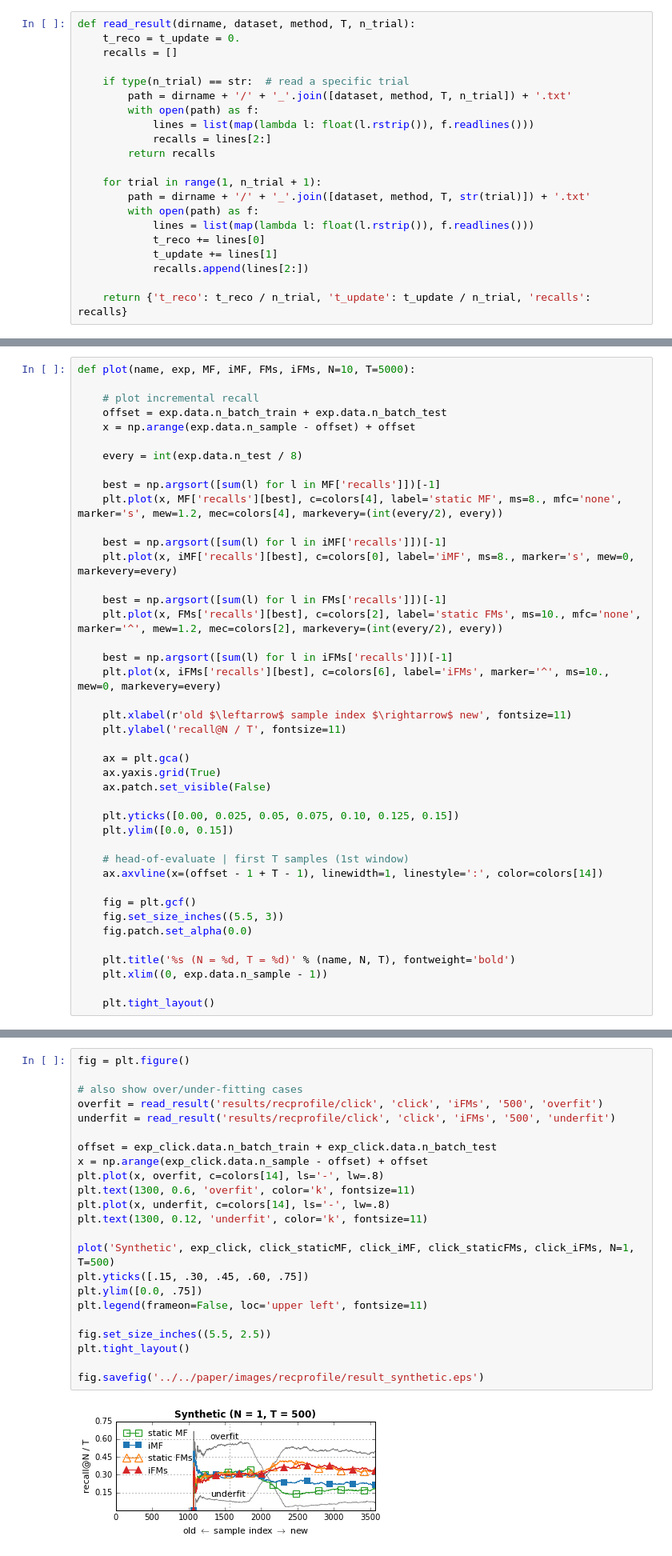
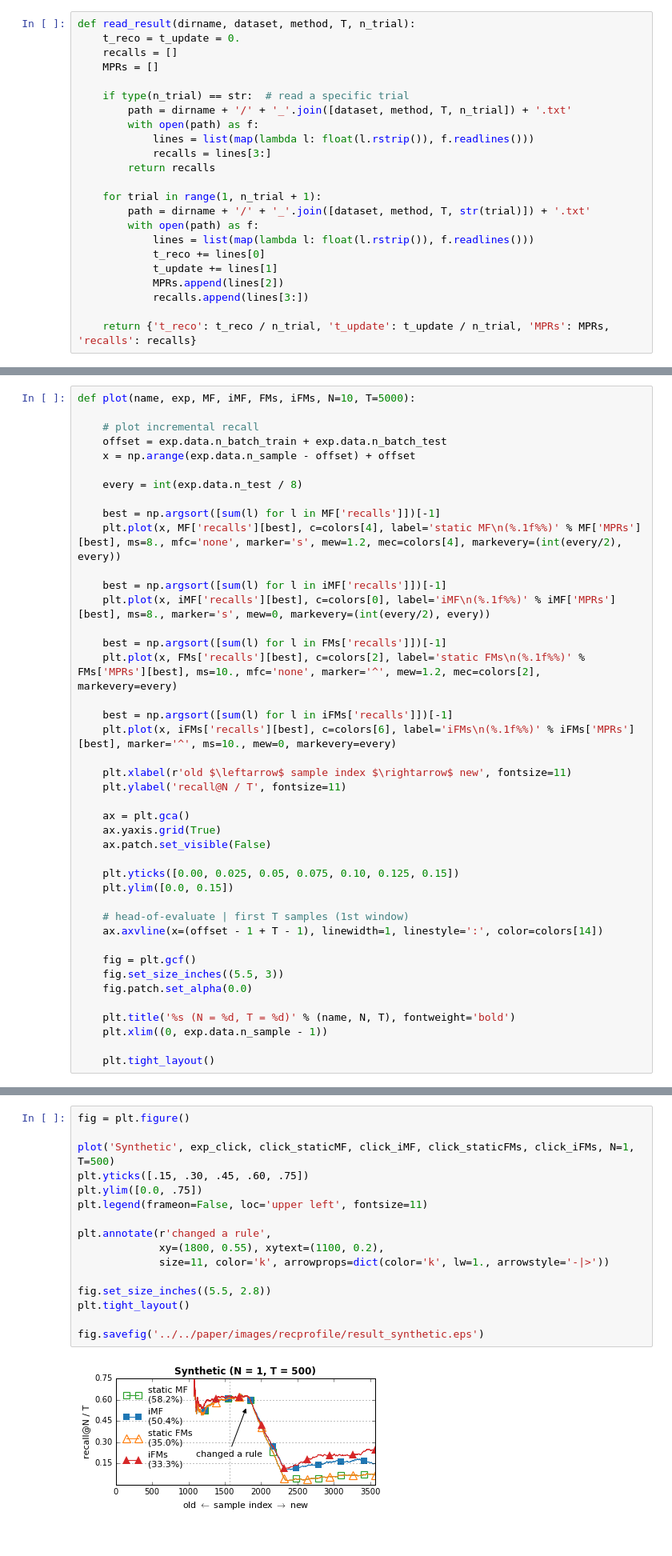
Before and after one commit to takuti/stream-recommender, a Jupyter notebook: paper-iFMs.ipynb, the cells around one changed output, grey strips where cells are left out. Shown at 80% size. Saved outputs shown, nothing was run; the diff lists cells and outputs as text.

```diff
--- a/paper-iFMs.ipynb
+++ b/paper-iFMs.ipynb
@@ -66,12 +66,13 @@ for i in range(len(colors)):
 def read_result(dirname, dataset, method, T, n_trial):
     t_reco = t_update = 0.
     recalls = []
+    MPRs = []
 
     if type(n_trial) == str:  # read a specific trial
         path = dirname + '/' + '_'.join([dataset, method, T, n_trial]) + '.txt'
         with open(path) as f:
             lines = list(map(lambda l: float(l.rstrip()), f.readlines()))
-            recalls = lines[2:]
+            recalls = lines[3:]
         return recalls
 
     for trial in range(1, n_trial + 1):
@@ -80,9 +81,10 @@ def read_result(dirname, dataset, method, T, n_trial):
             lines = list(map(lambda l: float(l.rstrip()), f.readlines()))
             t_reco += lines[0]
             t_update += lines[1]
-            recalls.append(lines[2:])
+            MPRs.append(lines[2])
+            recalls.append(lines[3:])
 
-    return {'t_reco': t_reco / n_trial, 't_update': t_update / n_trial, 'recalls': recalls}
+    return {'t_reco': t_reco / n_trial, 't_update': t_update / n_trial, 'MPRs': MPRs, 'recalls': recalls}
 # %%
 def show_results(MF, iMF, FMs, iFMs):
     print('static MF')
@@ -122,16 +128,16 @@ def plot(name, exp, MF, iMF, FMs, iFMs, N=10, T=5000):
     every = int(exp.data.n_test / 8)
 
     best = np.argsort([sum(l) for l in MF['recalls']])[-1]
-    plt.plot(x, MF['recalls'][best], c=colors[4], label='static MF', ms=8., mfc='none', marker='s', mew=1.2, mec=colors[4], markevery=(int(every/2), every))
+    plt.plot(x, MF['recalls'][best], c=colors[4], label='static MF\n(%.1f%%)' % MF['MPRs'][best], ms=8., mfc='none', marker='s', mew=1.2, mec=colors[4], markevery=(int(every/2), every))
 
     best = np.argsort([sum(l) for l in iMF['recalls']])[-1]
-    plt.plot(x, iMF['recalls'][best], c=colors[0], label='iMF', ms=8., marker='s', mew=0, markevery=every)
+    plt.plot(x, iMF['recalls'][best], c=colors[0], label='iMF\n(%.1f%%)' % iMF['MPRs'][best], ms=8., marker='s', mew=0, markevery=(int(every/2), every))
 
     best = np.argsort([sum(l) for l in FMs['recalls']])[-1]
-    plt.plot(x, FMs['recalls'][best], c=colors[2], label='static FMs', ms=10., mfc='none', marker='^', mew=1.2, mec=colors[2], markevery=(int(every/2), every))
+    plt.plot(x, FMs['recalls'][best], c=colors[2], label='static FMs\n(%.1f%%)' % FMs['MPRs'][best], ms=10., mfc='none', marker='^', mew=1.2, mec=colors[2], markevery=every)
 
     best = np.argsort([sum(l) for l in iFMs['recalls']])[-1]
-    plt.plot(x, iFMs['recalls'][best], c=colors[6], label='iFMs', marker='^', ms=10., mew=0, markevery=every)
+    plt.plot(x, iFMs['recalls'][best], c=colors[6], label='iFMs\n(%.1f%%)' % iFMs['MPRs'][best], marker='^', ms=10., mew=0, markevery=every)
 
     plt.xlabel(r'old $\leftarrow$ sample index $\rightarrow$ new', fontsize=11)
     plt.ylabel('recall@N / T', fontsize=11)
@@ -427,29 +433,22 @@ fig.savefig('../../paper/images/recprofile/result.eps')
 [figure]
 # %%
 fig = plt.figure()
-
-# also show over/under-fitting cases
-overfit = read_result('results/recprofile/click', 'click', 'iFMs', '500', 'overfit')
-underfit = read_result('results/recprofile/click', 'click', 'iFMs', '500', 'underfit')
-
-offset = exp_click.data.n_batch_train + exp_click.data.n_batch_test
-x = np.arange(exp_click.data.n_sample - offset) + offset
-plt.plot(x, overfit, c=colors[14], ls='-', lw=.8)
-plt.text(1300, 0.6, 'overfit', color='k', fontsize=11)
-plt.plot(x, underfit, c=colors[14], ls='-', lw=.8)
-plt.text(1300, 0.12, 'underfit', color='k', fontsize=11)
 
 plot('Synthetic', exp_click, click_staticMF, click_iMF, click_staticFMs, click_iFMs, N=1, T=500)
 plt.yticks([.15, .30, .45, .60, .75])
 plt.ylim([0.0, .75])
 plt.legend(frameon=False, loc='upper left', fontsize=11)
 
-fig.set_size_inches((5.5, 2.5))
+plt.annotate(r'changed a rule',
+             xy=(1800, 0.55), xytext=(1100, 0.2),
+             size=11, color='k', arrowprops=dict(color='k', lw=1., arrowstyle='-|>'))
+
+fig.set_size_inches((5.5, 2.8))
 plt.tight_layout()
 
 fig.savefig('../../paper/images/recprofile/result_synthetic.eps')
 # %% [output]
-[figure, old version]
+[figure, new version]
 # %%
 fig = plt.figure()
 
```
Also changed, not shown: parts of 12 cells of this notebook.
